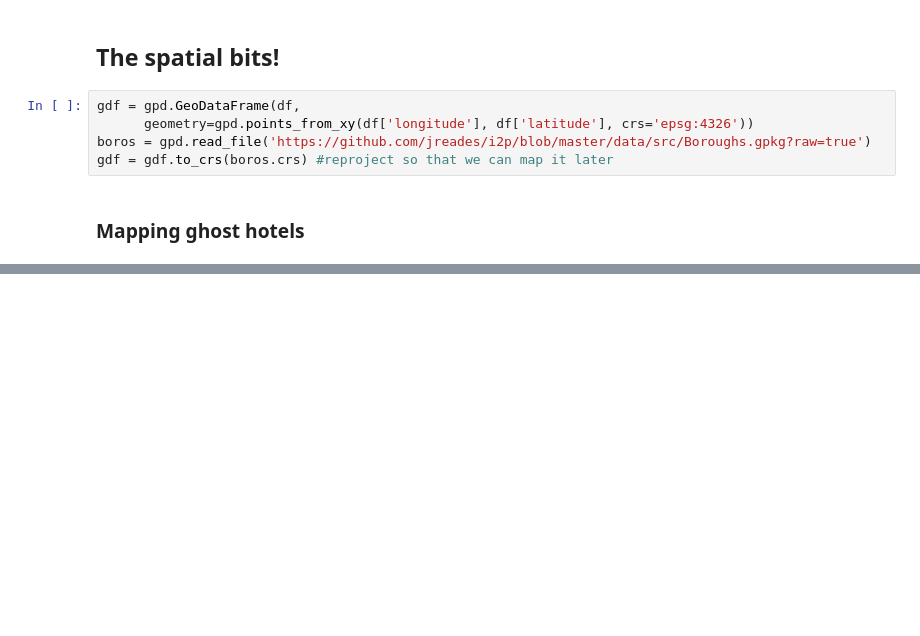
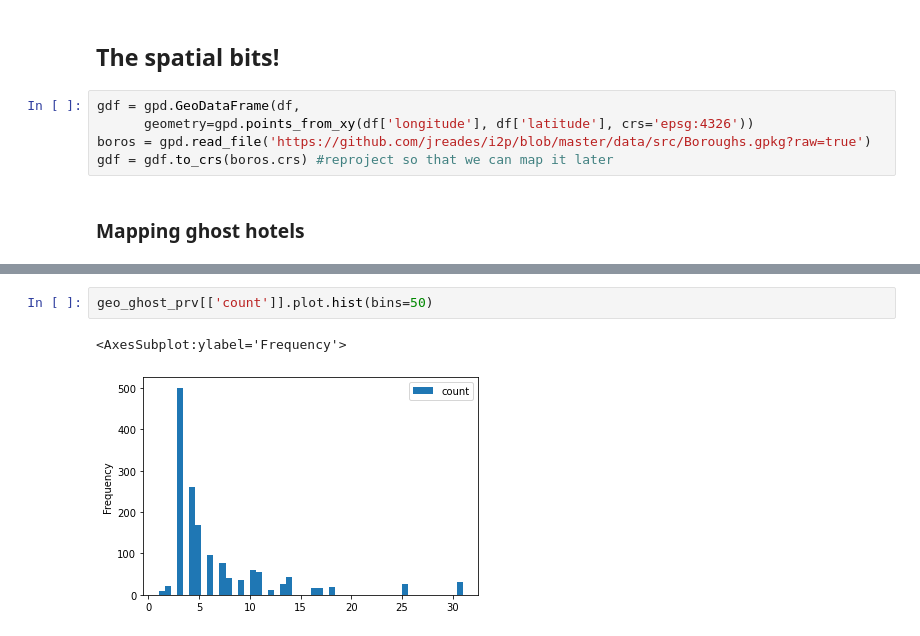
Before and after one commit to caranvr/i2p-assessment, a Jupyter notebook: ghost_hotels2.ipynb, the cells around one changed output, grey strips where cells are left out. Cells and saved outputs as stored; diff of their text form; blank space fills up the shorter version.

```diff
--- a/ghost_hotels2.ipynb
+++ b/ghost_hotels2.ipynb
@@ -276,0 +330,5 @@ geo_ghost_hotels = pd.merge(ghost_hotels_20, gdf, how='left', left_index=True, r
+# %%
+geo_ghost_prv[['count']].plot.hist(bins=50)
+# %% [output]
+<AxesSubplot:ylabel='Frequency'>
+[figure, added]
```
Also changed, not shown: parts of 56 cells of this notebook.
